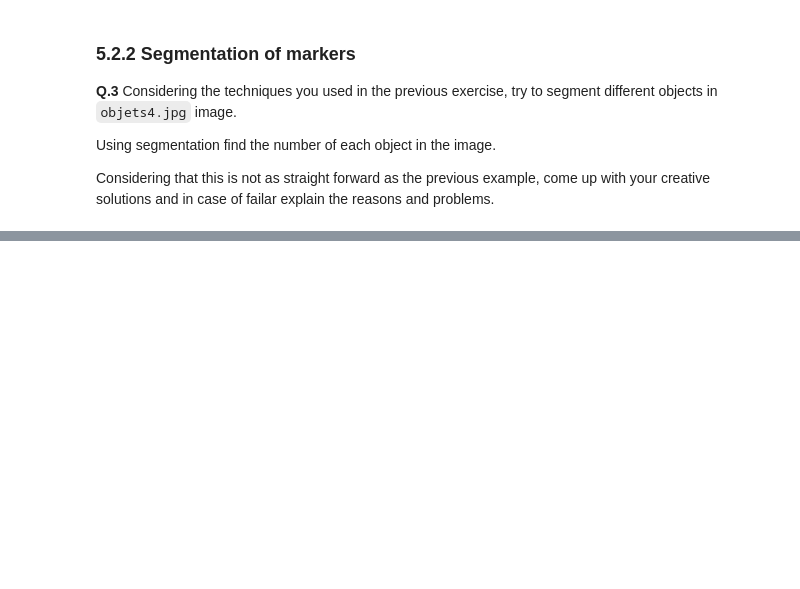
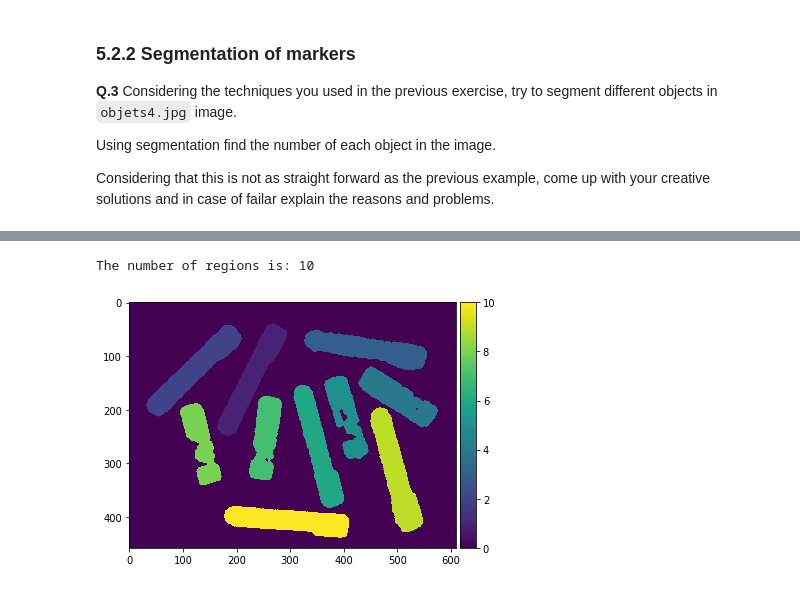
Before and after one commit to Kivo0/B31XB-IIP-TP-1718, a Jupyter notebook: 5-morpho-segmentation/5-morpho-segmentation.ipynb, the cells around one changed output, grey strips where cells are left out. Saved outputs shown, nothing was run; the diff lists cells and outputs as text; code cells hidden in the pictures; blank space fills up the shorter version.

```diff
--- a/5-morpho-segmentation/5-morpho-segmentation.ipynb
+++ b/5-morpho-segmentation/5-morpho-segmentation.ipynb
@@ -258,0 +296,11 @@ Considering that this is not as straight forward as the previous example, come u
+# %%
+region_label = label(mask4, background = True)
+######regoinprops gives color to the regions####
+regions = regionprops(region_label)
+
+io.imshow(region_label)
+
+print('The number of regions is: {}'.format(len(regions)))
+# %% [output]
+The number of regions is: 10
+[figure, added]
```
Also changed, not shown: parts of 9 cells of this notebook, 2 other files.
